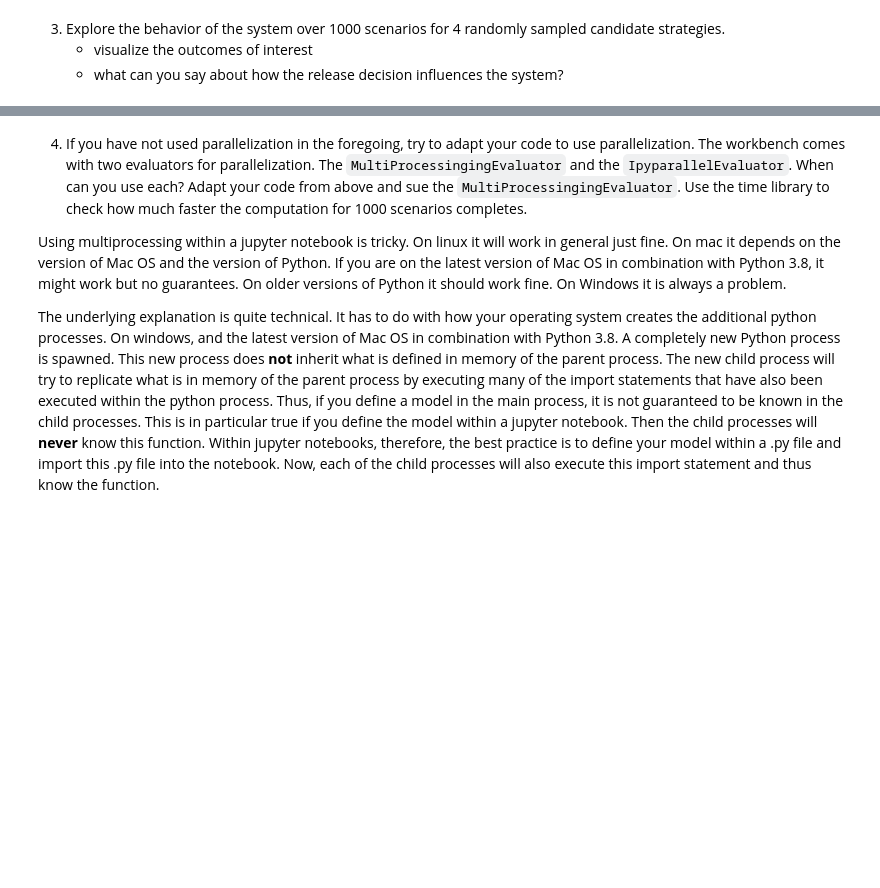
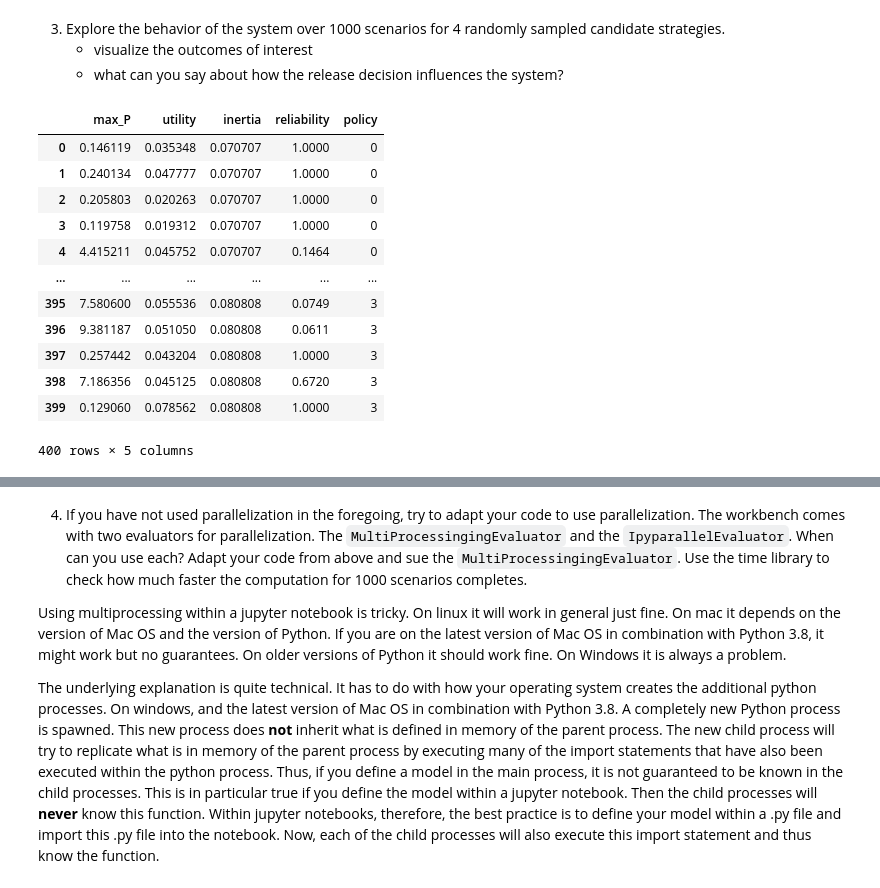
Before and after one commit to EwoutH/epa1361_open, a Jupyter notebook: Week 1-2 - general intro to exploratory modelling/assignment 2 - lakemodel.ipynb, the cells around one changed output, grey strips where cells are left out. Saved outputs shown, nothing was run; the diff lists cells and outputs as text; code cells hidden in the pictures; blank space fills up the shorter version.

```diff
--- a/Week 1-2 - general intro to exploratory modelling/assignment 2 - lakemodel.ipynb
+++ b/Week 1-2 - general intro to exploratory modelling/assignment 2 - lakemodel.ipynb
@@ -132,0 +156,16 @@ with SequentialEvaluator(model) as evaluator:
+# %%
+data2
+# %% [output]
+|  | max_P | utility | inertia | reliability | policy |
+| 0 | 0.146119 | 0.035348 | 0.070707 | 1.0000 | 0 |
+| 1 | 0.240134 | 0.047777 | 0.070707 | 1.0000 | 0 |
+| 2 | 0.205803 | 0.020263 | 0.070707 | 1.0000 | 0 |
+| 3 | 0.119758 | 0.019312 | 0.070707 | 1.0000 | 0 |
+| 4 | 4.415211 | 0.045752 | 0.070707 | 0.1464 | 0 |
+| ... | ... | ... | ... | ... | ... |
+| 395 | 7.580600 | 0.055536 | 0.080808 | 0.0749 | 3 |
+| 396 | 9.381187 | 0.051050 | 0.080808 | 0.0611 | 3 |
+| 397 | 0.257442 | 0.043204 | 0.080808 | 1.0000 | 3 |
+| 398 | 7.186356 | 0.045125 | 0.080808 | 0.6720 | 3 |
+| 399 | 0.129060 | 0.078562 | 0.080808 | 1.0000 | 3 |
+400 rows × 5 columns
```
Also changed, not shown: parts of 7 cells of this notebook.
